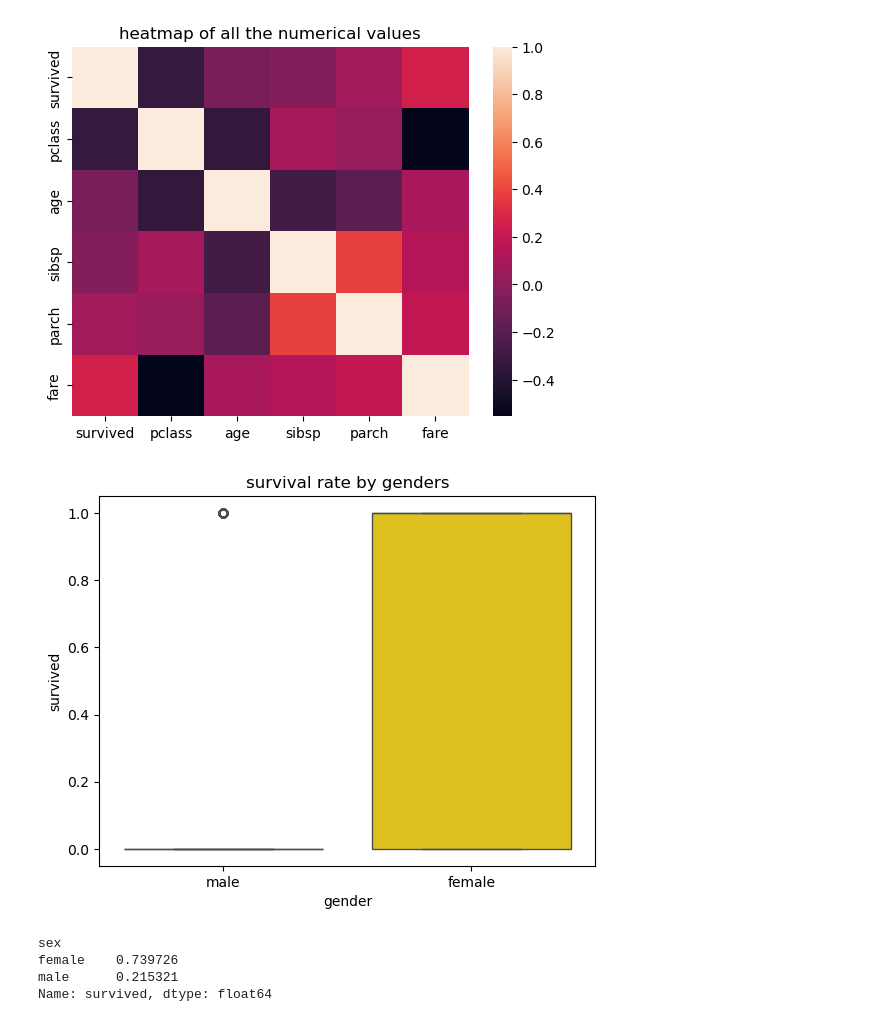
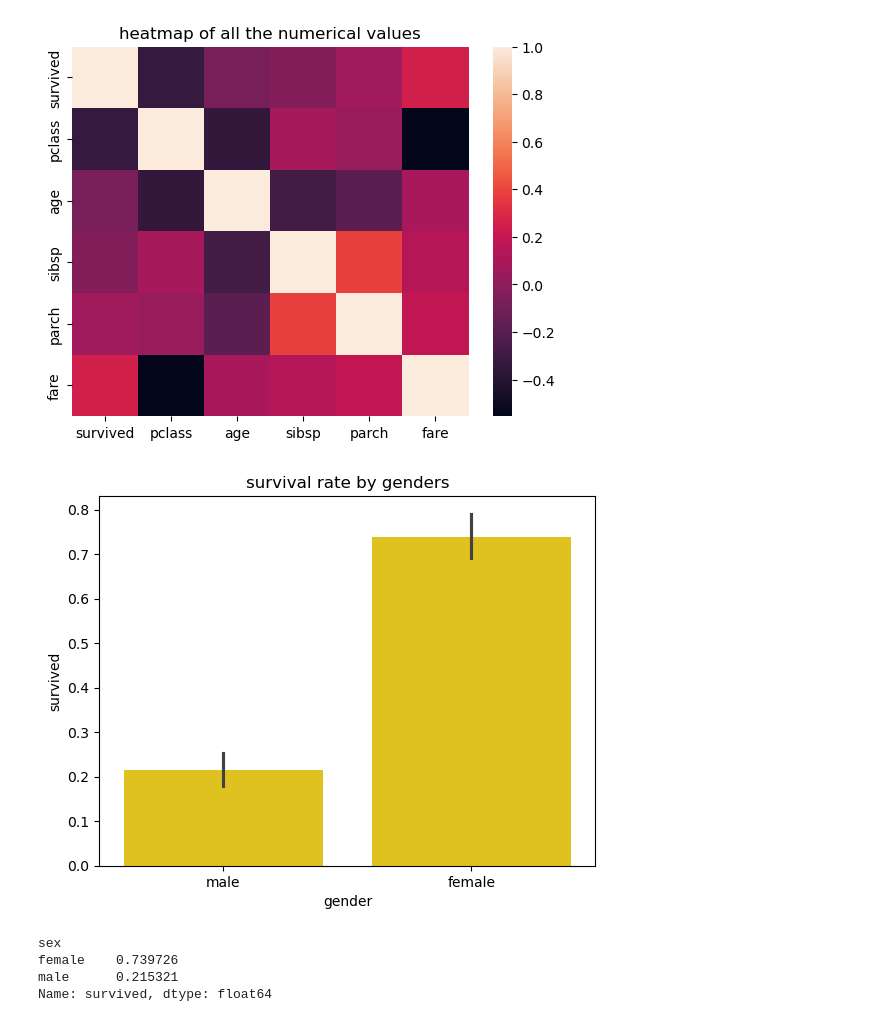
Before and after one commit to ZulekhaKorejo/ai-interneeship, a Jupyter notebook: titanic.ipynb, the cells around one changed output. Saved outputs shown, nothing was run; the diff lists cells and outputs as text; code cells hidden in the pictures.

```diff
--- a/titanic.ipynb
+++ b/titanic.ipynb
@@ -166,13 +169,13 @@ plt.show()
 # %% [output]
 [figure]
 # %%
-sns.boxplot(x='sex', y='survived', data=df,color= "gold")
+sns.barplot(x='sex', y='survived', data=df,color= "gold")
 plt.title("survival rate by genders")
 plt.xlabel("gender")
 plt.ylabel("survived")
 plt.show()
 # %% [output]
-[figure, old version]
+[figure, new version]
 # %%
 print(df.groupby('sex')['survived'].mean())
 #just to check, the survival rate is corrrect since the range is between 0 and 1
```
Also changed, not shown: parts of 4 cells of this notebook, 3 other files.
